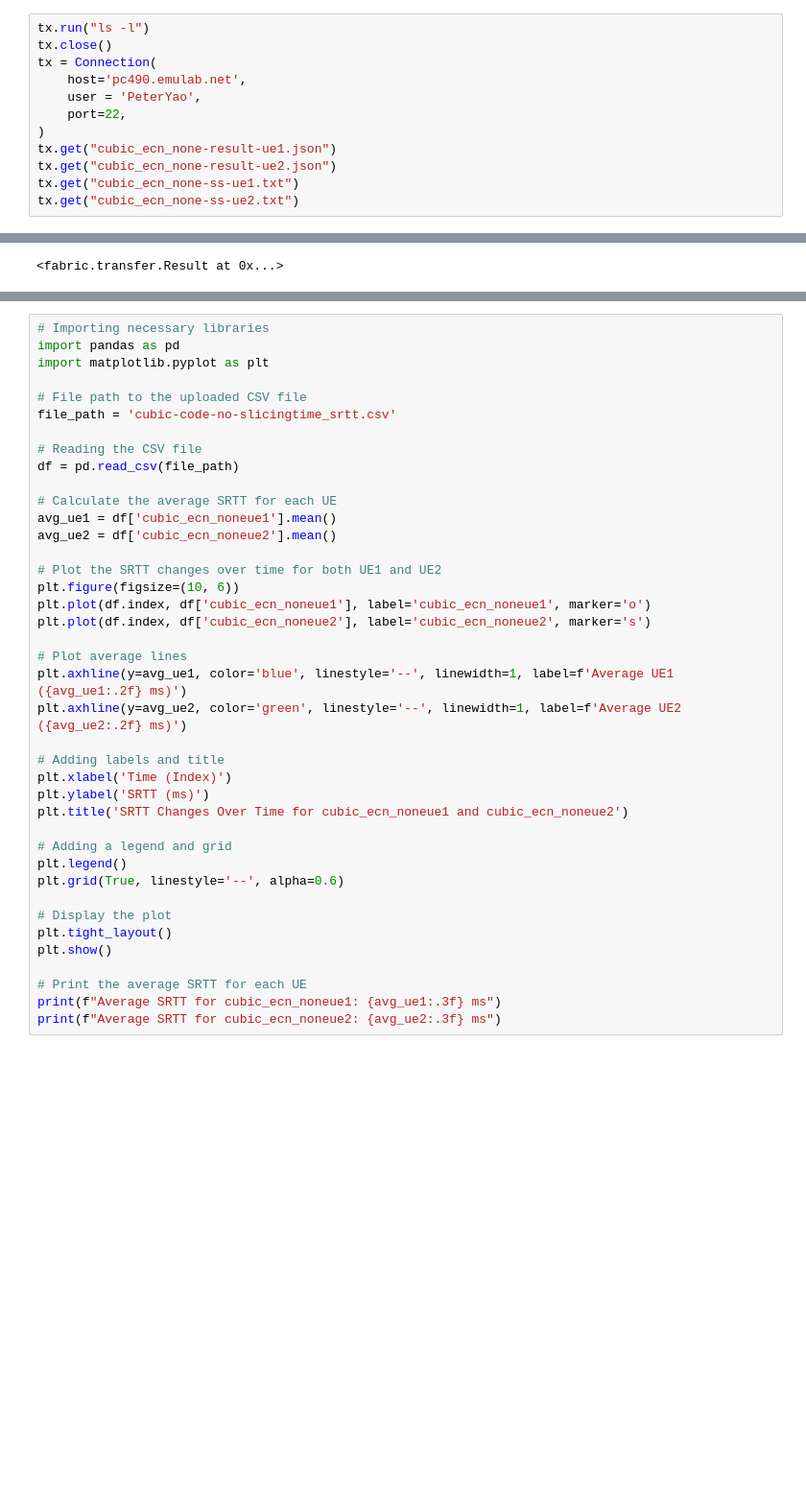
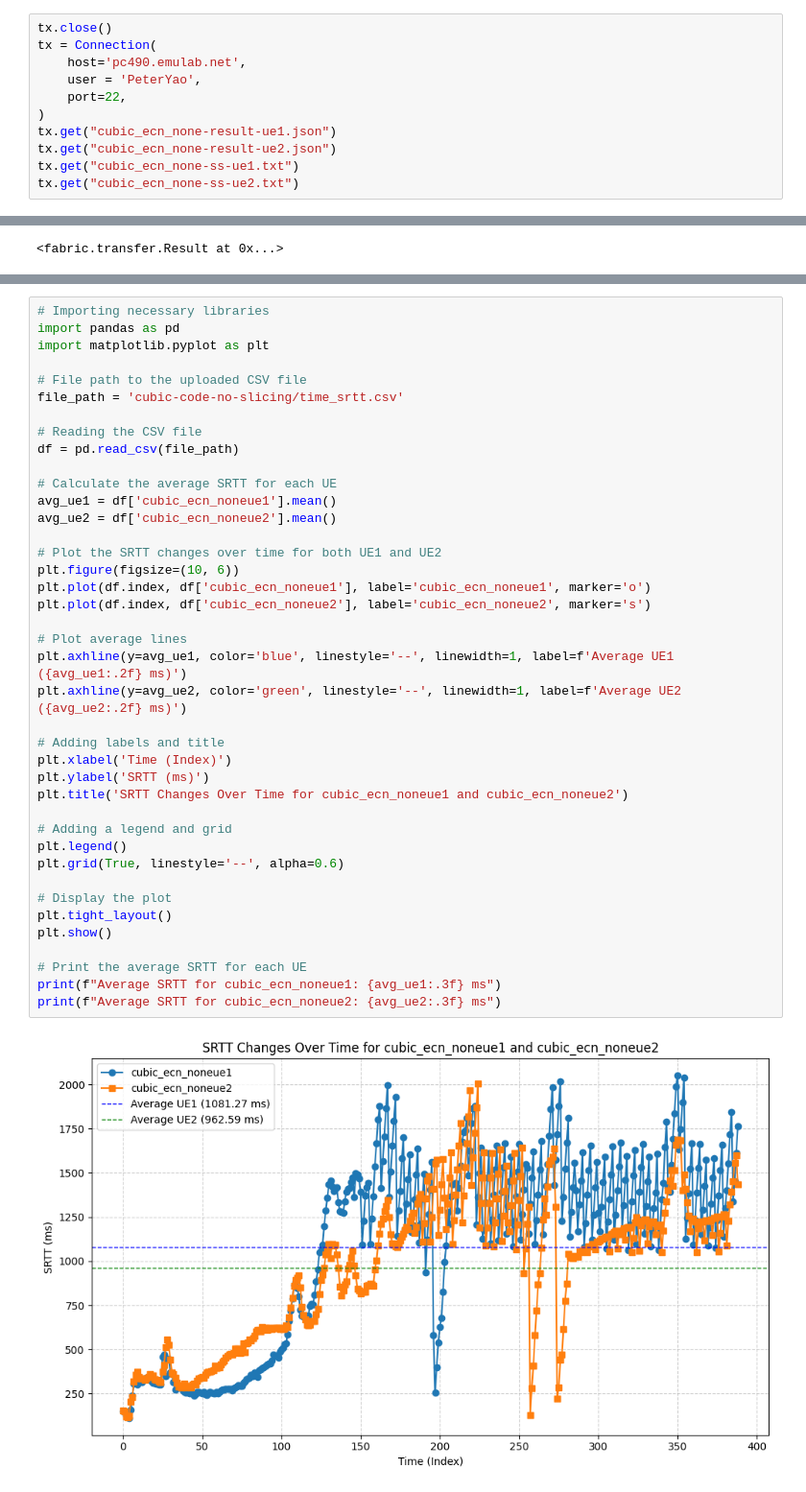
Before and after one commit to PeterYaoNYU/5G-E2E-Wireless-Notes-OAI, a Jupyter notebook: exp-9-15/setup.ipynb, the cells around one changed output, grey strips where cells are left out. Shown at 96% size. Drawn from its saved outputs; the diff is of its cells as text; blank space fills up the shorter version.

Commit message:
improve plotting for time data

```diff
--- a/exp-9-15/setup.ipynb
+++ b/exp-9-15/setup.ipynb
@@ -386,5 +480,4 @@ NIC statistics:
 # %%
-tx.run("ls -l")
 tx.close()
 tx = Connection(
     host='pc490.emulab.net',
@@ -774,7 +883,7 @@ import pandas as pd
 import matplotlib.pyplot as plt
 
 # File path to the uploaded CSV file
-file_path = 'cubic-code-no-slicingtime_srtt.csv'
+file_path = 'cubic-code-no-slicing/time_srtt.csv'
 
 # Reading the CSV file
 df = pd.read_csv(file_path)
@@ -782,30 +891,31 @@ df = pd.read_csv(file_path)
 # Calculate the average SRTT for each UE
 avg_ue1 = df['cubic_ecn_noneue1'].mean()
 avg_ue2 = df['cubic_ecn_noneue2'].mean()
 
 # Plot the SRTT changes over time for both UE1 and UE2
 plt.figure(figsize=(10, 6))
 plt.plot(df.index, df['cubic_ecn_noneue1'], label='cubic_ecn_noneue1', marker='o')
 plt.plot(df.index, df['cubic_ecn_noneue2'], label='cubic_ecn_noneue2', marker='s')
 
 # Plot average lines
 plt.axhline(y=avg_ue1, color='blue', linestyle='--', linewidth=1, label=f'Average UE1 ({avg_ue1:.2f} ms)')
 plt.axhline(y=avg_ue2, color='green', linestyle='--', linewidth=1, label=f'Average UE2 ({avg_ue2:.2f} ms)')
 
 # Adding labels and title
 plt.xlabel('Time (Index)')
 plt.ylabel('SRTT (ms)')
 plt.title('SRTT Changes Over Time for cubic_ecn_noneue1 and cubic_ecn_noneue2')
 
 # Adding a legend and grid
 plt.legend()
 plt.grid(True, linestyle='--', alpha=0.6)
 
 # Display the plot
 plt.tight_layout()
 plt.show()
 
 # Print the average SRTT for each UE
 print(f"Average SRTT for cubic_ecn_noneue1: {avg_ue1:.3f} ms")
 print(f"Average SRTT for cubic_ecn_noneue2: {avg_ue2:.3f} ms")
 # %% [output]
+[figure, added]
```
Also changed, not shown: parts of 10 cells of this notebook, 1 other file.
